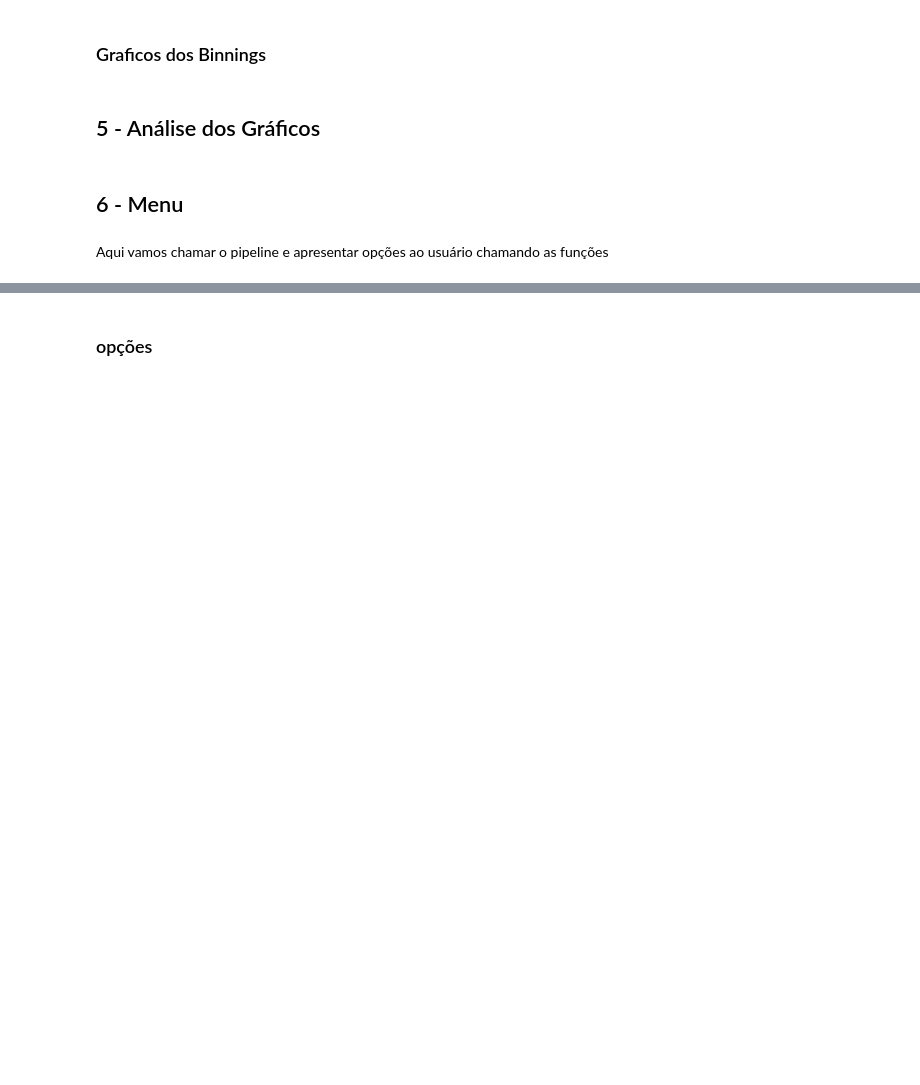
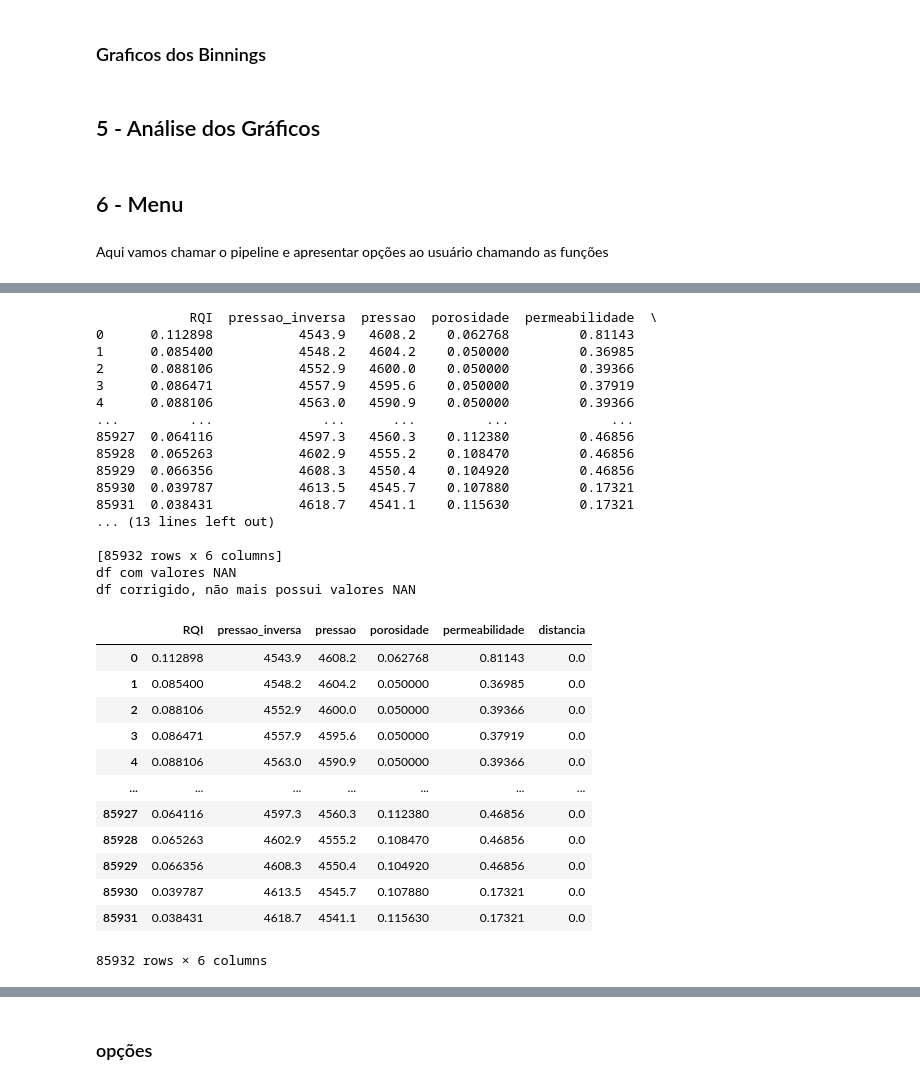
Before and after one commit to YhasmimTigre/TRIL-Net-Zero, a Jupyter notebook: Lab-Tril-05.ipynb, the cells around one changed output, grey strips where cells are left out. Drawn from its saved outputs; the diff is of its cells as text; code cells hidden in the pictures; blank space fills up the shorter version.

```diff
--- a/Lab-Tril-05.ipynb
+++ b/Lab-Tril-05.ipynb
@@ -303,0 +354,33 @@ distancia
+# %%
+checking(arq)
+# %% [output]
+            RQI  pressao_inversa  pressao  porosidade  permeabilidade  \
+0      0.112898           4543.9   4608.2    0.062768         0.81143
+1      0.085400           4548.2   4604.2    0.050000         0.36985
+2      0.088106           4552.9   4600.0    0.050000         0.39366
+3      0.086471           4557.9   4595.6    0.050000         0.37919
+4      0.088106           4563.0   4590.9    0.050000         0.39366
+...         ...              ...      ...         ...             ...
+85927  0.064116           4597.3   4560.3    0.112380         0.46856
+85928  0.065263           4602.9   4555.2    0.108470         0.46856
+85929  0.066356           4608.3   4550.4    0.104920         0.46856
+85930  0.039787           4613.5   4545.7    0.107880         0.17321
+85931  0.038431           4618.7   4541.1    0.115630         0.17321
+... (13 lines left out)
+
+[85932 rows x 6 columns]
+df com valores NAN
+df corrigido, não mais possui valores NAN
+|  | RQI | pressao_inversa | pressao | porosidade | permeabilidade | distancia |
+| 0 | 0.112898 | 4543.9 | 4608.2 | 0.062768 | 0.81143 | 0.0 |
+| 1 | 0.085400 | 4548.2 | 4604.2 | 0.050000 | 0.36985 | 0.0 |
+| 2 | 0.088106 | 4552.9 | 4600.0 | 0.050000 | 0.39366 | 0.0 |
+| 3 | 0.086471 | 4557.9 | 4595.6 | 0.050000 | 0.37919 | 0.0 |
+| 4 | 0.088106 | 4563.0 | 4590.9 | 0.050000 | 0.39366 | 0.0 |
+| ... | ... | ... | ... | ... | ... | ... |
+| 85927 | 0.064116 | 4597.3 | 4560.3 | 0.112380 | 0.46856 | 0.0 |
+| 85928 | 0.065263 | 4602.9 | 4555.2 | 0.108470 | 0.46856 | 0.0 |
+| 85929 | 0.066356 | 4608.3 | 4550.4 | 0.104920 | 0.46856 | 0.0 |
+| 85930 | 0.039787 | 4613.5 | 4545.7 | 0.107880 | 0.17321 | 0.0 |
+| 85931 | 0.038431 | 4618.7 | 4541.1 | 0.115630 | 0.17321 | 0.0 |
+85932 rows × 6 columns
```
Also changed, not shown: parts of 16 cells of this notebook, 3 other files.
